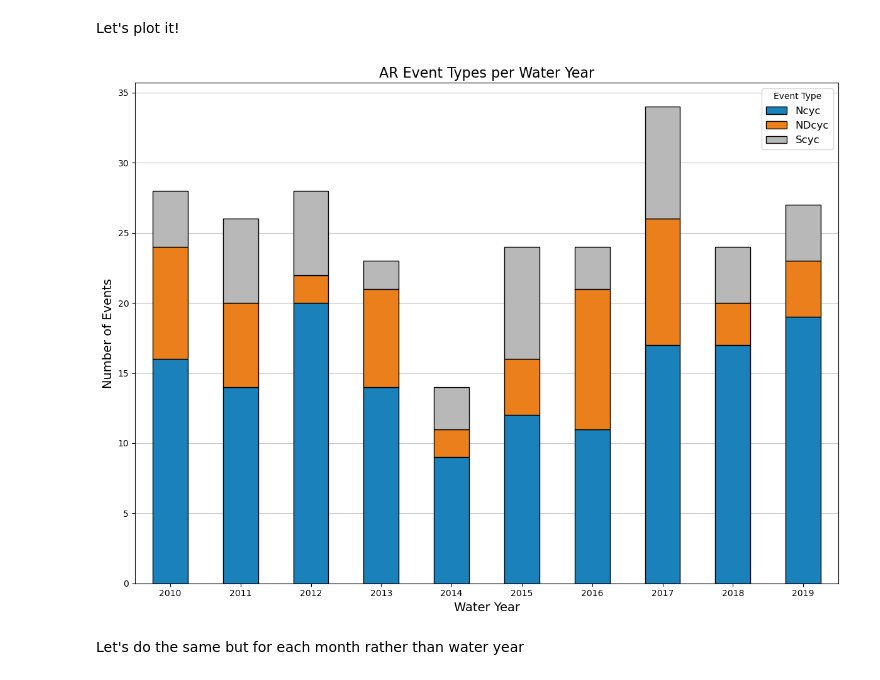
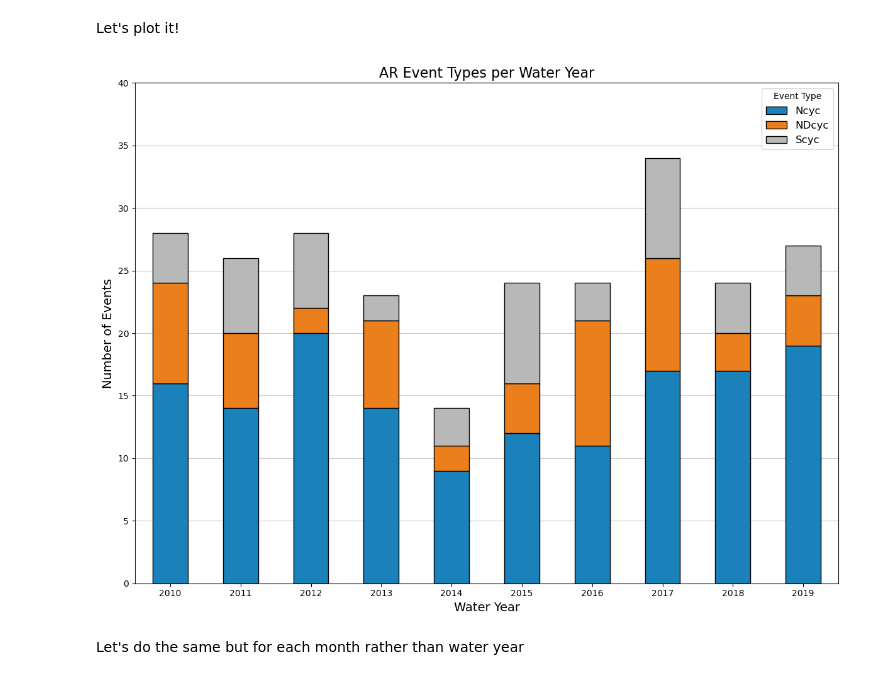
Before and after one commit to anthony-illenden/EAE-598-Project, a Jupyter notebook: figures/jupyter_notebooks/psu_dataset.ipynb, the cells around one changed output. Cells and saved outputs as stored; diff of their text form; code cells hidden in the pictures.

Commit message:
adjusted plot limits

```diff
--- a/figures/jupyter_notebooks/psu_dataset.ipynb
+++ b/figures/jupyter_notebooks/psu_dataset.ipynb
@@ -331,21 +337,23 @@ Let's plot it!
 # %%
 bar_df = pd.DataFrame({
     'Ncyc': ncyc_counts,
     'NDcyc': ndcyc_counts,
     'Scyc': scyc_counts})
 
 bar_df.plot(kind='bar', stacked=True, figsize=(12, 9), color=['#1b81bb', '#ea7f1b', '#b8b8b8'], edgecolor='black', zorder=2)
 
 plt.title('AR Event Types per Water Year', fontsize=16)
 plt.xlabel('Water Year', fontsize=14)
 plt.ylabel('Number of Events', fontsize=14)
+plt.ylim(0, 40)
+plt.yticks(range(0, 41, 5))
 plt.xticks(rotation=0)
 plt.legend(title='Event Type', fontsize=12)
 plt.grid(axis='y', linestyle='-', alpha=0.7, zorder=1)
 plt.tight_layout()
 plt.show()
 # %% [output]
-[figure, old version]
+[figure, new version]
 # %% [markdown]
 Let's do the same but for each month rather than water year
 # %%
```
Also changed, not shown: parts of 6 cells of this notebook.
